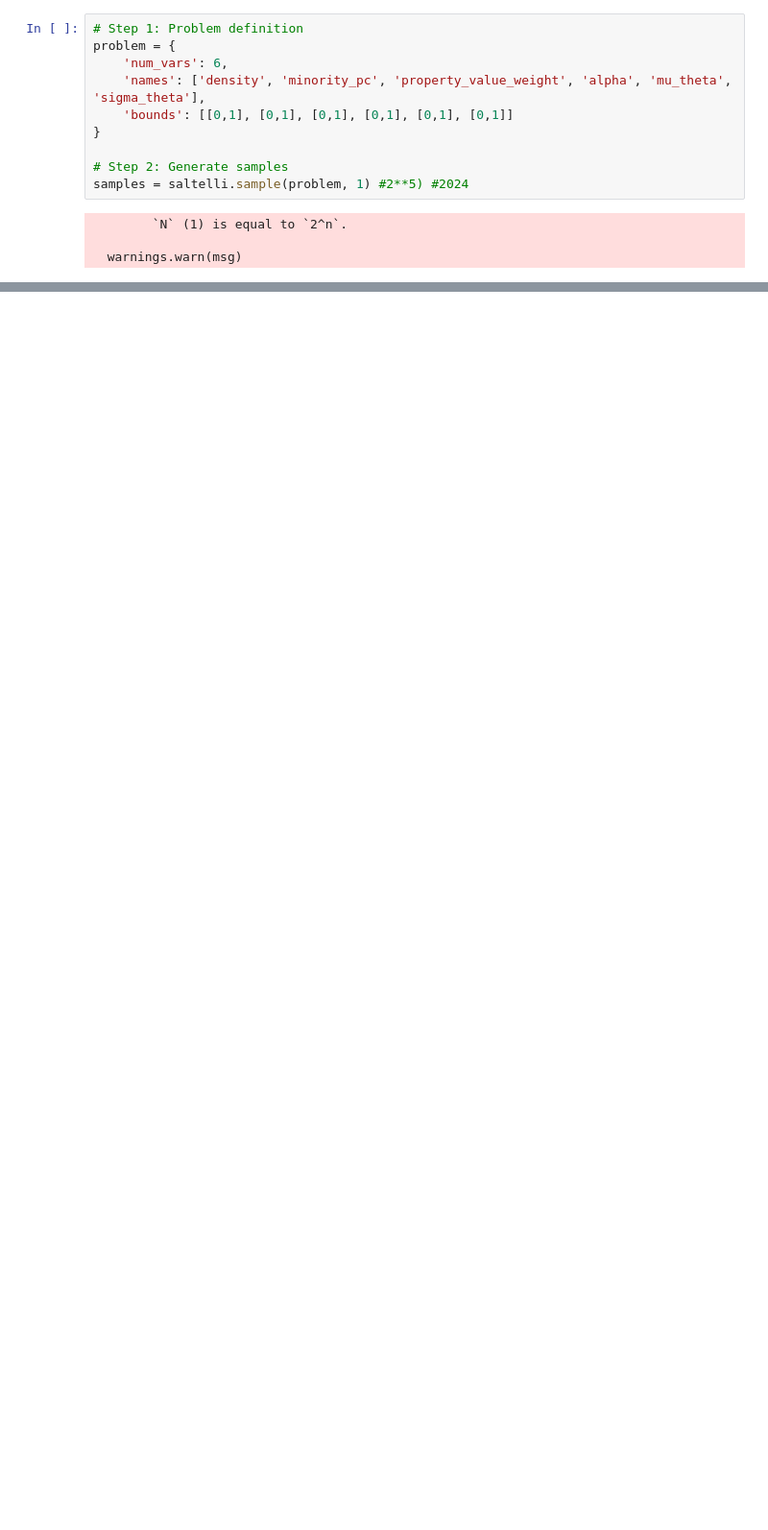
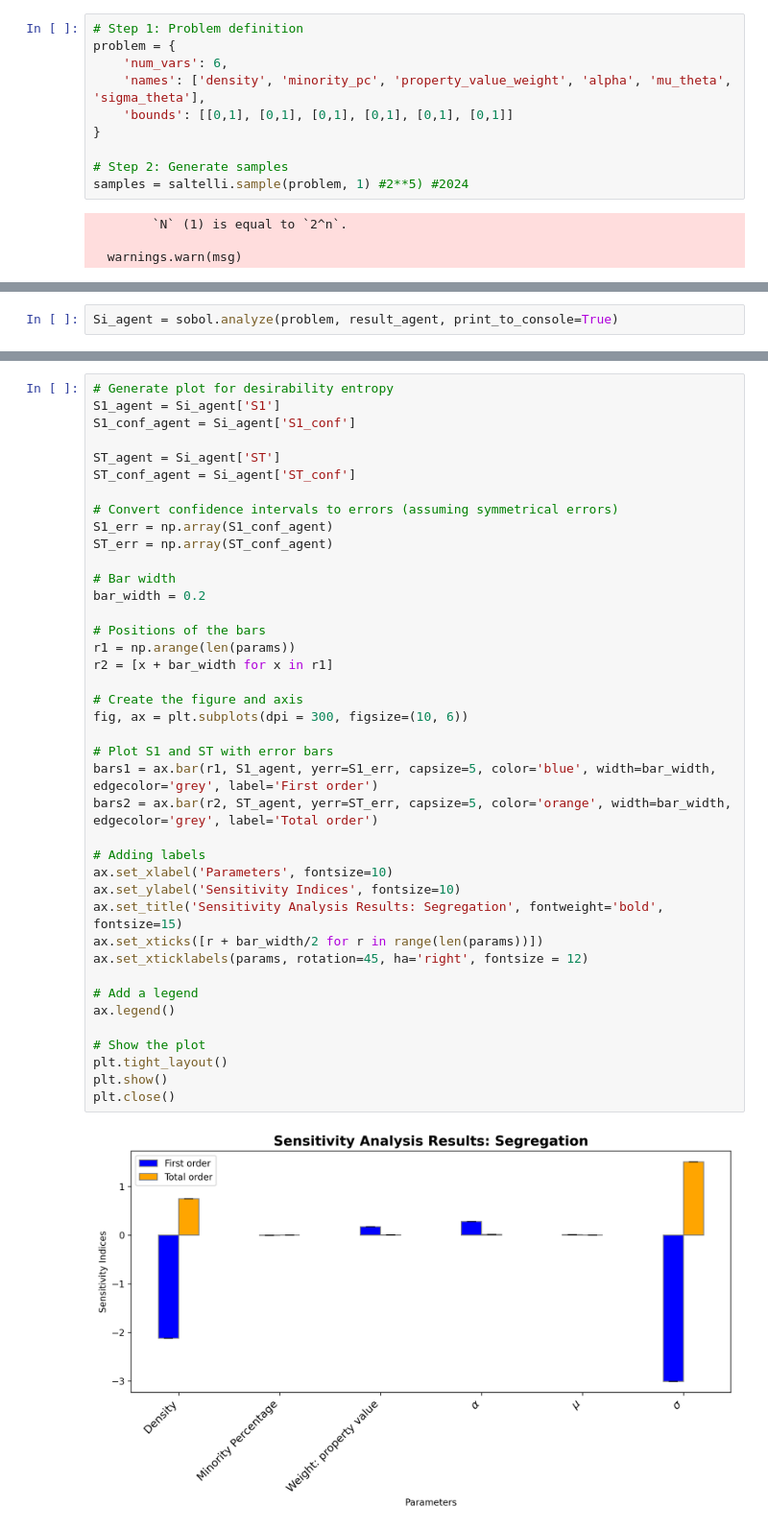
Before and after one commit to ThomasTenDamme/ABM_Group_3, a Jupyter notebook: Mesa Schelling Housing/nb_Kaya.ipynb, the cells around one changed output, grey strips where cells are left out. Shown at 96% size. Cells and saved outputs as stored; diff of their text form; blank space fills up the shorter version.

```diff
--- a/Mesa Schelling Housing/nb_Kaya.ipynb
+++ b/Mesa Schelling Housing/nb_Kaya.ipynb
@@ -696,0 +176,2 @@ for i in range(5):
+# %%
+Si_agent = sobol.analyze(problem, result_agent, print_to_console=True)
@@ -696,0 +262,42 @@ for i in range(5):
+# %%
+# Generate plot for desirability entropy
+S1_agent = Si_agent['S1']
+S1_conf_agent = Si_agent['S1_conf']
+
+ST_agent = Si_agent['ST']
+ST_conf_agent = Si_agent['ST_conf']
+
+# Convert confidence intervals to errors (assuming symmetrical errors)
+S1_err = np.array(S1_conf_agent)
+ST_err = np.array(ST_conf_agent)
+
+# Bar width
+bar_width = 0.2
+
+# Positions of the bars
+r1 = np.arange(len(params))
+r2 = [x + bar_width for x in r1]
+
+# Create the figure and axis
+fig, ax = plt.subplots(dpi = 300, figsize=(10, 6))
+
+# Plot S1 and ST with error bars
+bars1 = ax.bar(r1, S1_agent, yerr=S1_err, capsize=5, color='blue', width=bar_width, edgecolor='grey', label='First order')
+bars2 = ax.bar(r2, ST_agent, yerr=ST_err, capsize=5, color='orange', width=bar_width, edgecolor='grey', label='Total order')
+
+# Adding labels
+ax.set_xlabel('Parameters', fontsize=10)
+ax.set_ylabel('Sensitivity Indices', fontsize=10)
+ax.set_title('Sensitivity Analysis Results: Segregation', fontweight='bold', fontsize=15)
+ax.set_xticks([r + bar_width/2 for r in range(len(params))])
+ax.set_xticklabels(params, rotation=45, ha='right', fontsize = 12)
+
+# Add a legend
+ax.legend()
+
+# Show the plot
+plt.tight_layout()
+plt.show()
+plt.close()
+# %% [output]
+[figure, added]
```
Also changed, not shown: parts of 27 cells of this notebook.
